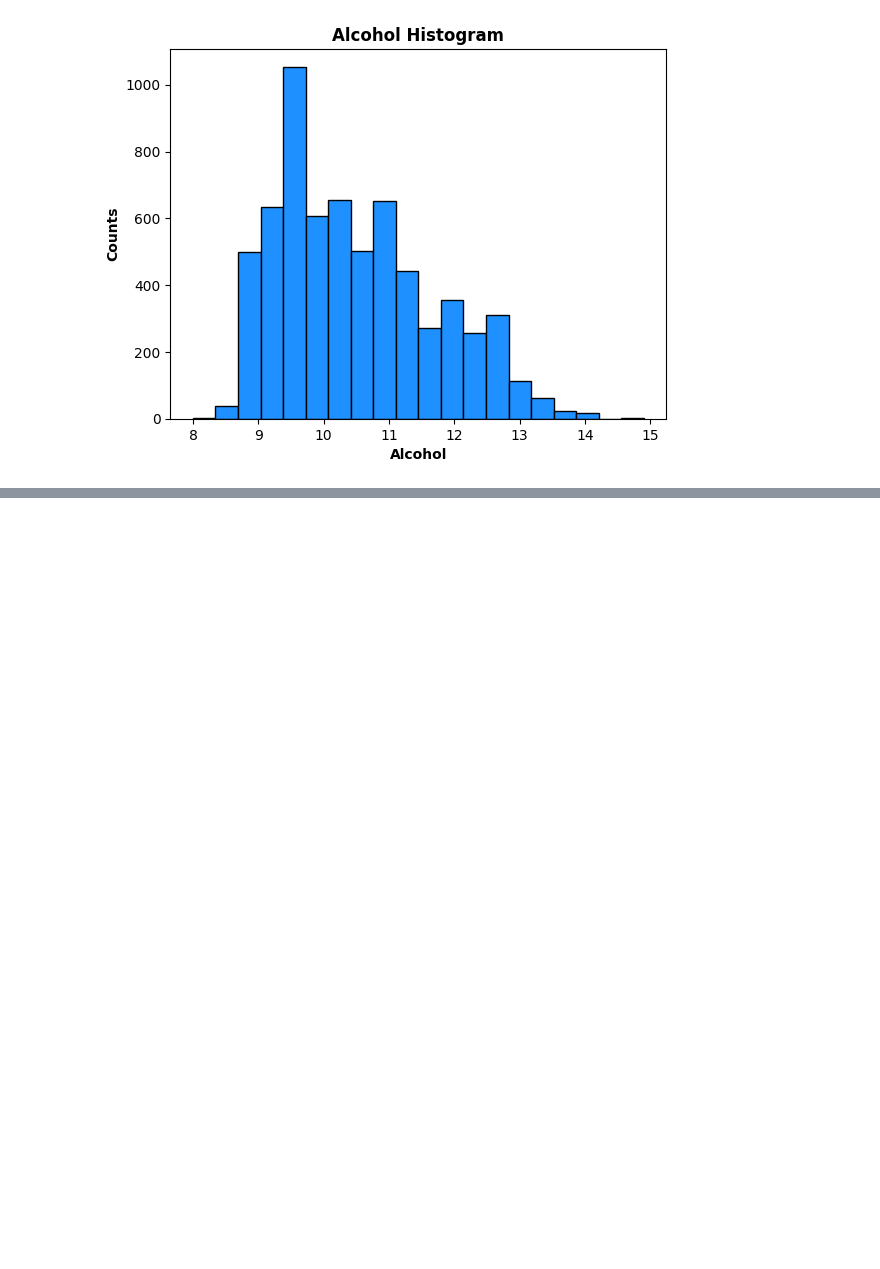
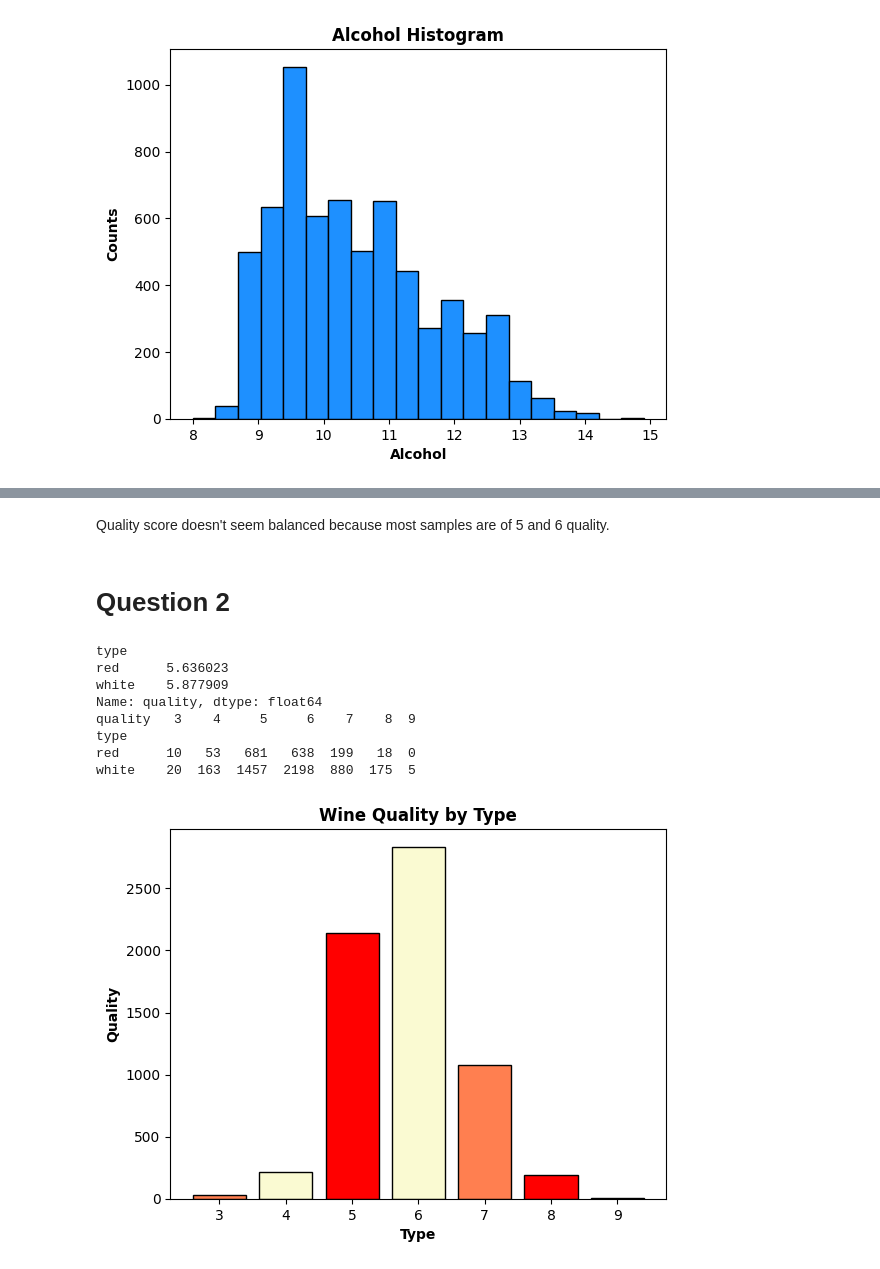
Before and after one commit to markoutsikou/DWS101-ML, a Jupyter notebook: ML_Project_4.ipynb, the cells around one changed output, grey strips where cells are left out. Saved outputs shown, nothing was run; the diff lists cells and outputs as text; code cells hidden in the pictures; blank space fills up the shorter version.

```diff
--- a/ML_Project_4.ipynb
+++ b/ML_Project_4.ipynb
@@ -113,0 +329,25 @@ plt.show()
+# %% [markdown]
+Quality score doesn't seem balanced because most samples are of 5 and 6 quality.
+# %% [markdown]
+# **Question 2**
+# %%
+group_means = df_full.groupby('type')['quality'].mean()
+print(group_means)
+group_counts = df_full.groupby('type')['quality'].value_counts().unstack(fill_value=0)
+print(group_counts)
+
+plt.bar(quality_counts.index, quality_counts, edgecolor = 'black', width=0.8, color=['lightgoldenrodyellow','red', 'coral'])
+plt.title('Wine Quality by Type', fontweight = 'bold')
+plt.xlabel('Type', fontweight = 'bold')
+plt.ylabel('Quality', fontweight = 'bold')
+plt.show()
+# %% [output]
+type
+red      5.636023
+white    5.877909
+Name: quality, dtype: float64
+quality   3    4     5     6    7    8  9
+type
+red      10   53   681   638  199   18  0
+white    20  163  1457  2198  880  175  5
+[figure, added]
```
Also changed, not shown: parts of 37 cells of this notebook.
